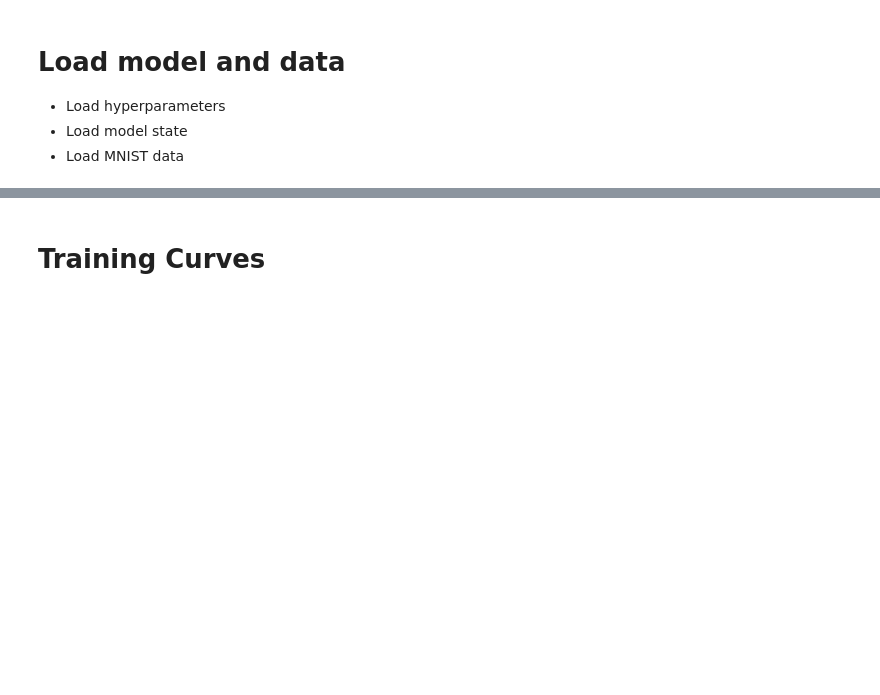
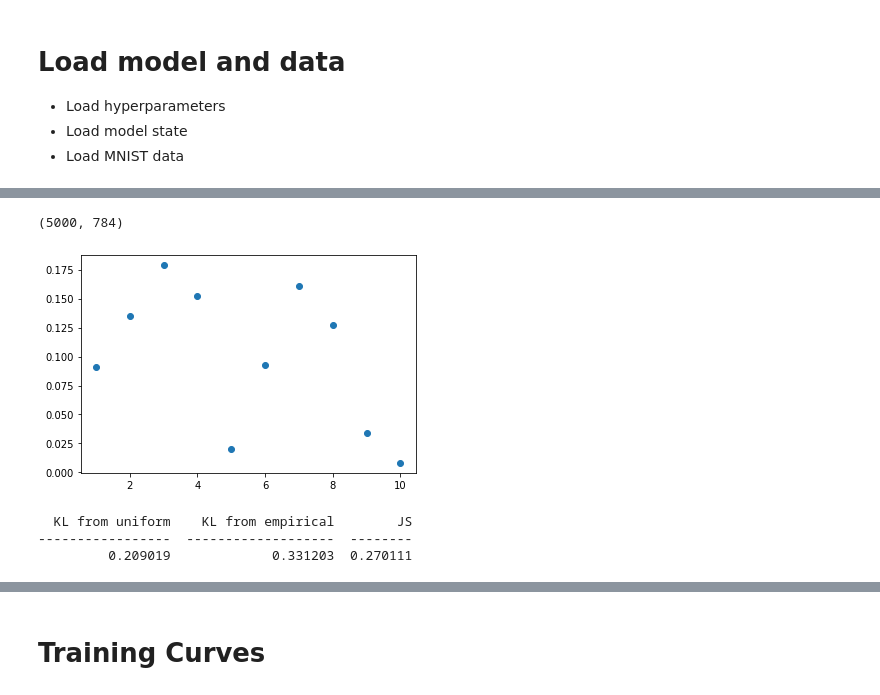
Before and after one commit to probabll/mixed-rv-vae, a Jupyter notebook: notebooks/analysis.ipynb, the cells around one changed output, grey strips where cells are left out. Drawn from its saved outputs; the diff is of its cells as text; code cells hidden in the pictures; blank space fills up the shorter version.

```diff
--- a/notebooks/analysis.ipynb
+++ b/notebooks/analysis.ipynb
@@ -81,0 +104,27 @@ Saved ckpt - Validation: nll=109.51 bpd=15.80
+# %%
+x_gen_prior = np.concatenate(prior['x'])
+x_gen_prior.shape
+# %% [output]
+(5000, 784)
+# %%
+knn_pred = knn_model.predict(x_gen_prior)
+# %%
+clustered = defaultdict(list)
+for x_, y_ in zip(x_gen_prior, knn_pred):
+    clustered[y_].append(x_)
+clustered = {cls: np.stack(digits) for cls, digits in clustered.items()}
+# %%
+p_emp = np.array([len(clustered.get(c, []))/x_gen_prior.shape[0] for c in range(10)])
+# %%
+_ = plt.plot(np.arange(10) + 1, p_emp, 'o')
+# %% [output]
+[figure, added]
+# %%
+# KL(p_emp||U) and KL(U||p_emp)
+kl1 = (p_emp * (np.log(p_emp) - np.log(0.1))).sum(0)
+kl2 = (0.1 * (np.log(0.1) - np.log(p_emp))).sum(0)
+print(tabulate([[kl1, kl2, (kl1+kl2)/2]], headers=['KL from uniform', 'KL from empirical', 'JS']))
+# %% [output]
+  KL from uniform    KL from empirical        JS
+-----------------  -------------------  --------
+         0.209019             0.331203  0.270111
```
Also changed, not shown: parts of 42 cells of this notebook, 7 other files.
